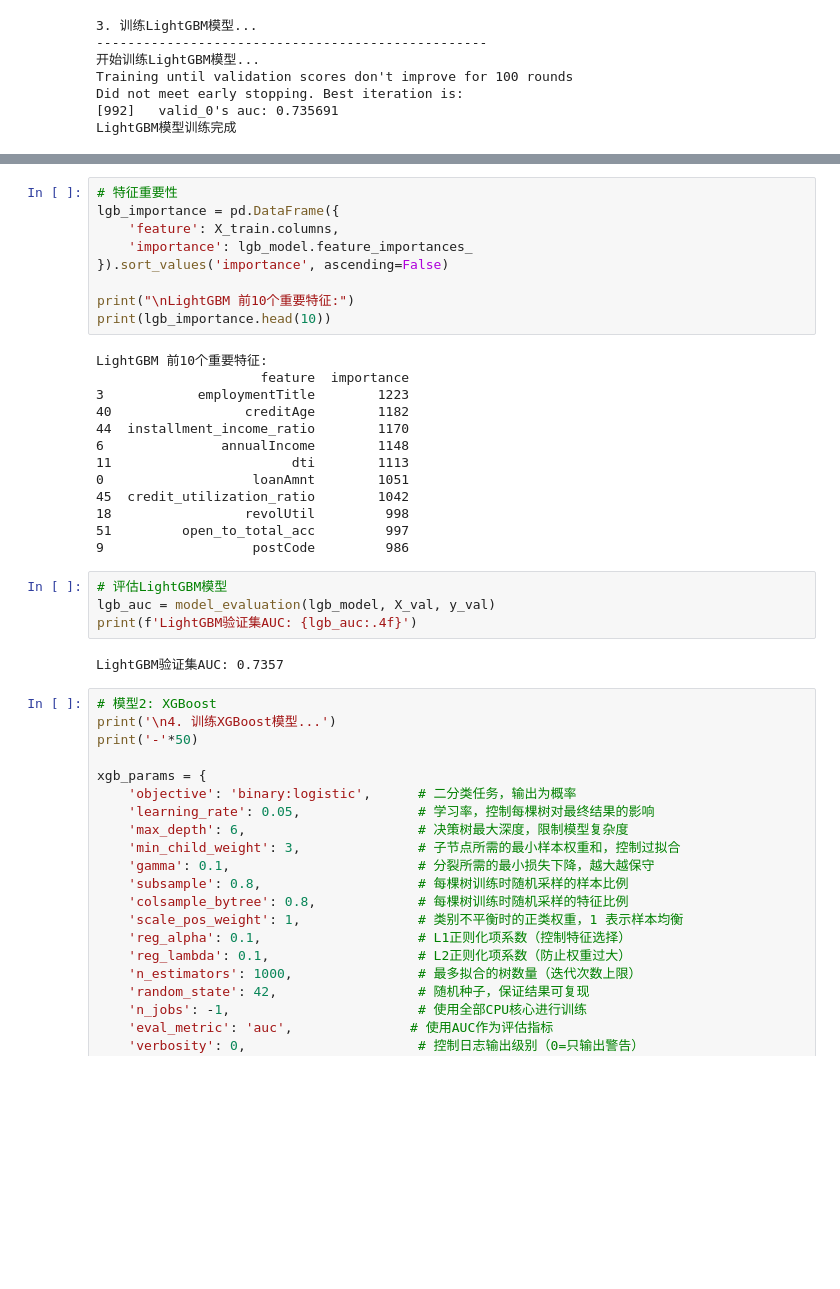
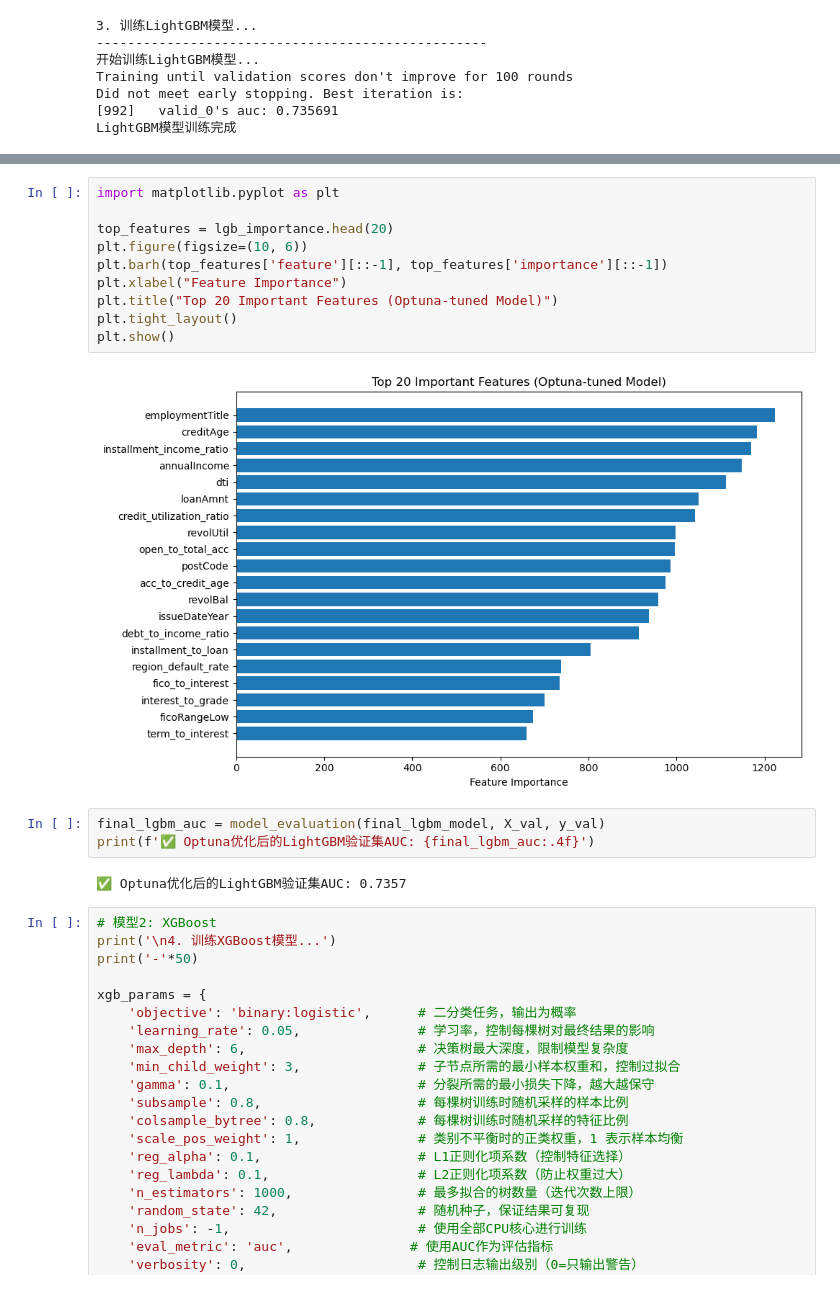
Before and after one commit to rinknife/DataMiningWork, a Jupyter notebook: myfinmod.ipynb, the cells around one changed output, grey strips where cells are left out. Cells and saved outputs as stored; diff of their text form; blank space fills up the shorter version.

```diff
--- a/myfinmod.ipynb
+++ b/myfinmod.ipynb
@@ -765,31 +875,20 @@ LightGBM模型训练完成
 # %%
-# 特征重要性
-lgb_importance = pd.DataFrame({
-    'feature': X_train.columns,
-    'importance': lgb_model.feature_importances_
-}).sort_values('importance', ascending=False)
+import matplotlib.pyplot as plt
 
-print("\nLightGBM 前10个重要特征:")
-print(lgb_importance.head(10))
+top_features = lgb_importance.head(20)
+plt.figure(figsize=(10, 6))
+plt.barh(top_features['feature'][::-1], top_features['importance'][::-1])
+plt.xlabel("Feature Importance")
+plt.title("Top 20 Important Features (Optuna-tuned Model)")
+plt.tight_layout()
+plt.show()
 # %% [output]
-LightGBM 前10个重要特征:
-                     feature  importance
-3            employmentTitle        1223
-40                 creditAge        1182
-44  installment_income_ratio        1170
-6               annualIncome        1148
-11                       dti        1113
-0                   loanAmnt        1051
-45  credit_utilization_ratio        1042
-18                 revolUtil         998
-51         open_to_total_acc         997
-9                   postCode         986
+[figure, added]
 # %%
-# 评估LightGBM模型
-lgb_auc = model_evaluation(lgb_model, X_val, y_val)
-print(f'LightGBM验证集AUC: {lgb_auc:.4f}')
+final_lgbm_auc = model_evaluation(final_lgbm_model, X_val, y_val)
+print(f'✅ Optuna优化后的LightGBM验证集AUC: {final_lgbm_auc:.4f}')
 # %% [output]
-LightGBM验证集AUC: 0.7357
+✅ Optuna优化后的LightGBM验证集AUC: 0.7357
 # %%
 # 模型2: XGBoost
 print('\n4. 训练XGBoost模型...')
```
Also changed, not shown: parts of 4 cells of this notebook.
